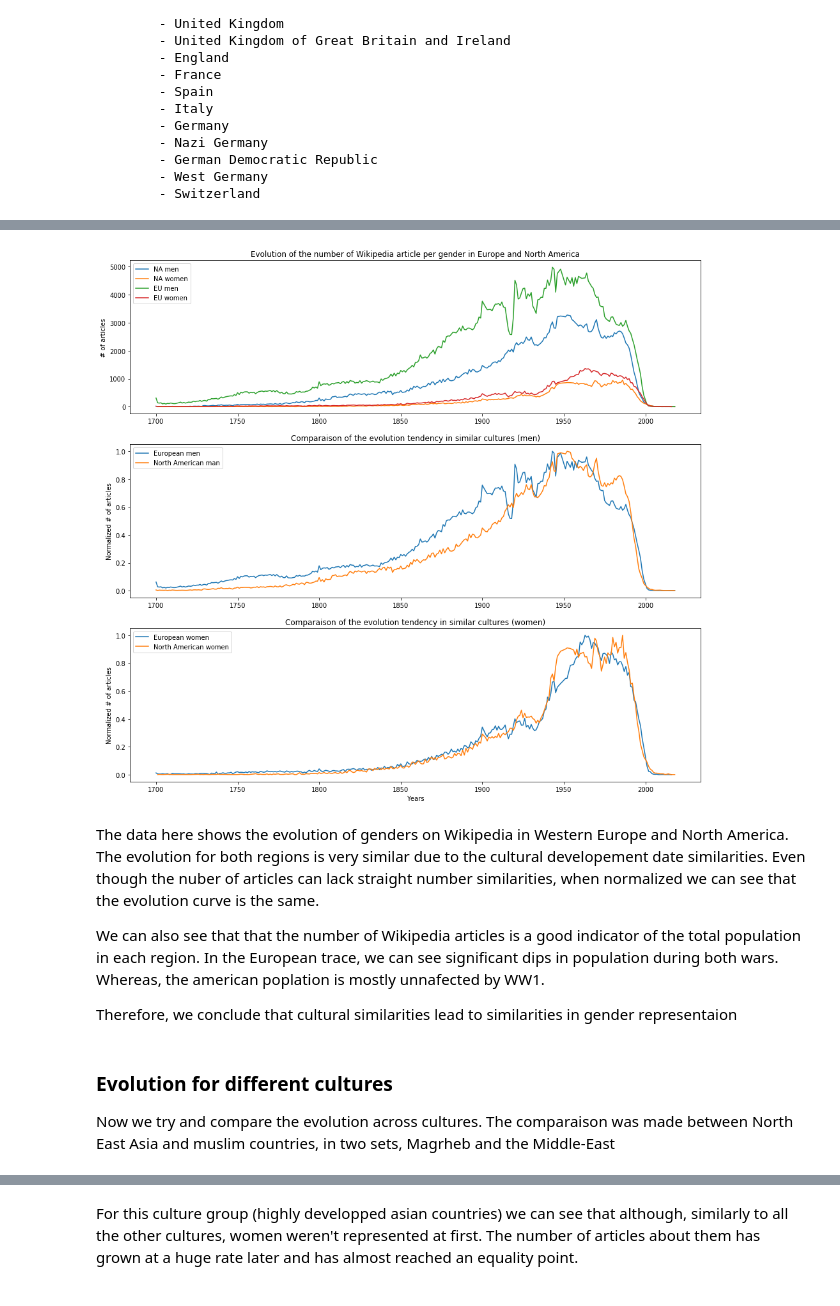
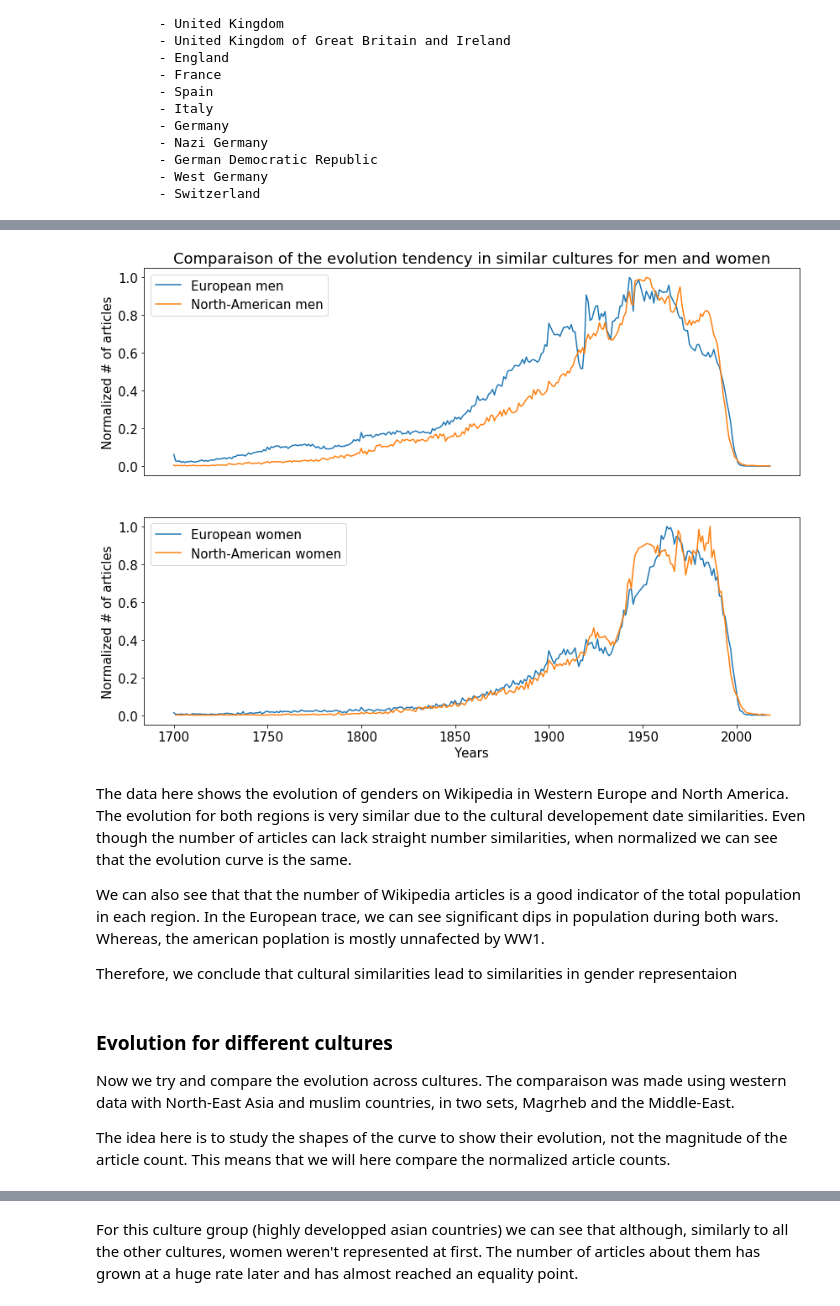
Before and after one commit to emilebourban/ADA-Project, a Jupyter notebook: Project-Final.ipynb, the cells around one changed output, grey strips where cells are left out. Saved outputs shown, nothing was run; the diff lists cells and outputs as text; code cells hidden in the pictures.

```diff
--- a/Project-Final.ipynb
+++ b/Project-Final.ipynb
@@ -58,3 +58,5 @@ from pyspark import SparkContext
 
 spark = SparkSession.builder.getOrCreate()
 sc = spark.sparkContext
+
+plt.rcParams['font.size'] = 15
@@ -62,0 +63,3 @@ sc = spark.sparkContext
+# %%
+DATA_PATH = "data/"
+FIG_PATH = "figs/"
@@ -62,0 +107,6 @@ sc = spark.sparkContext
+# %%
+def counts(df):
+    """
+    Counts the sum of the values in a row
+    """
+    return df.iloc[1:].fillna(0).sum()
@@ -231,14 +347,13 @@ def get_humans_w_cit(df, cit_list):
 regions = {"NA":['Q30', 'Q16'],
            "W_EU":['Q145', 'Q174193', 'Q21', 'Q142', 'Q29', 'Q38', 'Q183', 'Q7318', 'Q16957', 'Q713750', 'Q39'],
            "E_EU":[],
-           "NE_AS":['Q17', 'Q8646', 'Q865', 'Q884'],
+           "NE_AS":['Q17', 'Q884'],
            "SE_AS":['Q869', 'Q928', 'Q424', 'Q252', 'Q819', 'Q881', 'Q833', 'Q836', 'Q334'],
            "M_AS":['Q668', 'Q837', 'Q902', 'Q854', 'Q843'],
            "MA":['Q1028', 'Q79', 'Q948', 'Q1016', 'Q262'],
            "SA":[],
-           "ME":['Q851', 'Q878', 'Q219060', 'Q846', 'Q801', 'Q822', 'Q889', 'Q796', 'Q810', 'Q794',
-                 'Q858', 'Q817', 'Q398'],
-           "CN":['Q29520', 'Q13426199', 'Q148']
+           "ME":['Q851', 'Q878', 'Q219060', 'Q846', 'Q801', 'Q822', 'Q889', 'Q796', 'Q810', 'Q794', 'Q858', 'Q817', 'Q398'],
+           "CN":['Q29520', 'Q13426199', 'Q8646', 'Q865', 'Q148']
          }
 # %%
 def display_coutries(keys):
@@ -281,34 +412,24 @@ W_EU :
 # %%
-plt.figure(figsize=(16, 15))
+plt.figure(figsize=(14, 10))
 
-plt.subplot(311)
-plt.plot(clean_date(NA_m)['BirthYear'], (clean_date(NA_m)['count']),
-         clean_date(NA_w)['BirthYear'], (clean_date(NA_w)['count']))
+plt.subplot(211)
+plt.plot(clean_dates(EU_m)['BirthYear'], normalize_count(clean_dates(EU_m)),
+         clean_dates(NA_m)['BirthYear'], normalize_count(clean_dates(NA_m)))
+plt.legend(['European men', 'North-American men'], loc=2)
+plt.title('Comparaison of the evolution tendency in similar cultures for men and women')
+plt.ylabel('Normalized # of articles'); plt.xticks([])
 
-plt.plot(clean_date(EU_m)['BirthYear'], (clean_date(EU_m)['count']),
-         clean_date(EU_w)['BirthYear'], (clean_date(EU_w)['count']))
+plt.subplot(212)
+plt.plot(clean_dates(EU_w)['BirthYear'], normalize_count(clean_dates(EU_w)),
+         clean_dates(NA_w)['BirthYear'], normalize_count(clean_dates(NA_w)))
+plt.legend(['European women', 'North-American women'], loc=2)
+plt.xlabel('Years'); plt.ylabel('Normalized # of articles');
 
-plt.legend(['NA men', 'NA women', 'EU men', 'EU women'], loc=2)
-plt.title('Evolution of the number of Wikipedia article per gender in Europe and North America')
-plt.ylabel('# of articles')
-
-plt.subplot(312)
-plt.plot(clean_date(EU_m)['BirthYear'], normalize_count(clean_date(EU_m)),
-         clean_date(NA_m)['BirthYear'], normalize_count(clean_date(NA_m)))
-plt.legend(['European men', 'North American man'], loc=2)
-plt.title('Comparaison of the evolution tendency in similar cultures (men)')
-plt.ylabel('Normalized # of articles');
-
-plt.subplot(313)
-plt.plot(clean_date(EU_w)['BirthYear'], normalize_count(clean_date(EU_w)),
-         clean_date(NA_w)['BirthYear'], normalize_count(clean_date(NA_w)))
-plt.legend(['European women', 'North American women'], loc=2)
-plt.title('Comparaison of the evolution tendency in similar cultures (women)')
-plt.xlabel('Years'); plt.ylabel('Normalized # of articles');
+plt.savefig(FIG_PATH+r"NA_EU_comparaison.png")
 # %% [output]
-[figure, old version]
+[figure, new version]
 # %% [markdown]
-The data here shows the evolution of genders on Wikipedia in Western Europe and North America. The evolution for both regions is very similar due to the cultural developement date similarities. Even though the nuber of articles can lack straight number similarities, when normalized we can see that the evolution curve is the same.
+The data here shows the evolution of genders on Wikipedia in Western Europe and North America. The evolution for both regions is very similar due to the cultural developement date similarities. Even though the number of articles can lack straight number similarities, when normalized we can see that the evolution curve is the same.
 
 
 We can also see that that the number of Wikipedia articles is a good indicator of the total population in each region. In the European trace, we can see significant dips in population during both wars. Whereas, the american poplation is mostly unnafected by WW1.
@@ -316,6 +437,8 @@ We can also see that that the number of Wikipedia articles is a good indicator o
 Therefore, we conclude that cultural similarities lead to similarities in gender representaion
 # %% [markdown]
 ### Evolution for different cultures
-Now we try and compare the evolution across cultures. The comparaison was made between North East Asia and muslim countries, in two sets, Magrheb and the Middle-East
+Now we try and compare the evolution across cultures. The comparaison was made using western data with North-East Asia and muslim countries, in two sets, Magrheb and the Middle-East.
+
+The idea here is to study the shapes of the curve to show their evolution, not the magnitude of the article count. This means that we will here compare the normalized article counts.
 # %%
 NE_AS_m, NE_AS_w = get_humans_w_cit(humans, regions['NE_AS'])
```
Also changed, not shown: parts of 33 cells of this notebook.
